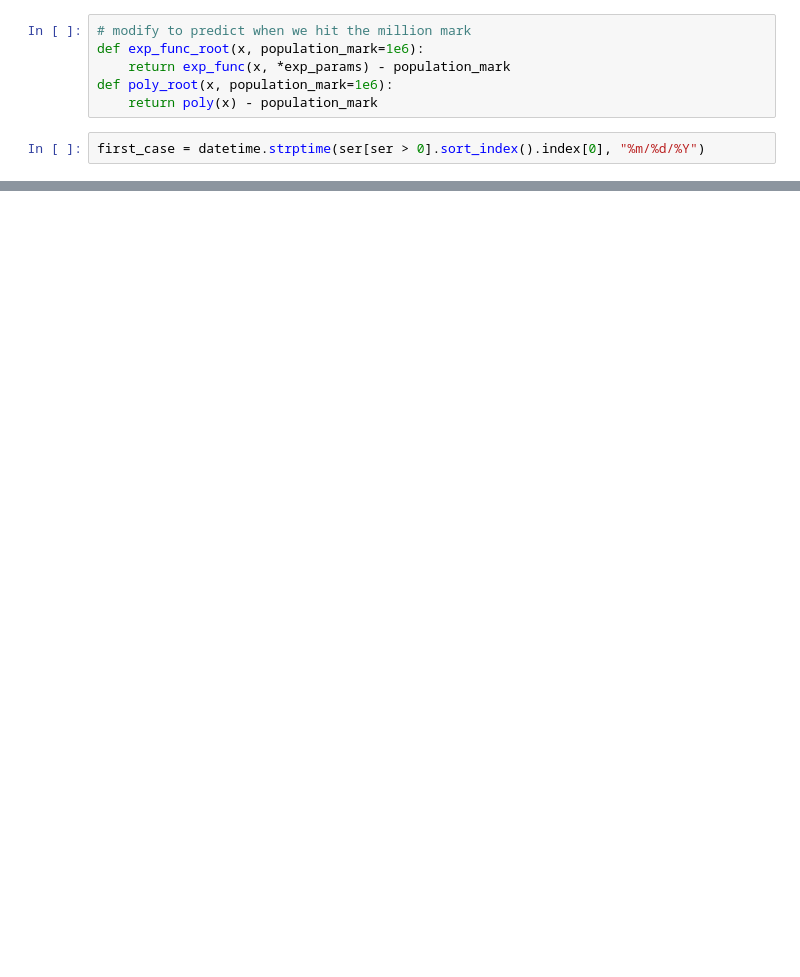
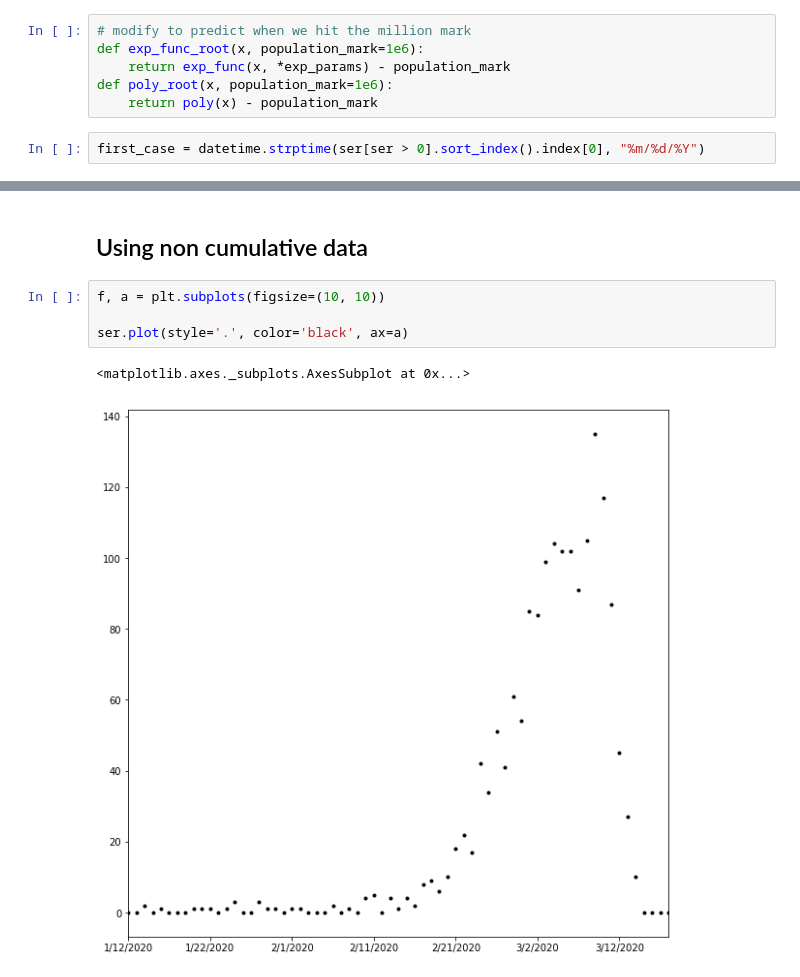
Before and after one commit to riemannzetagambit/random_coding, a Jupyter notebook: 2020-03-13_covid19_data.ipynb, the cells around one changed output, grey strips where cells are left out. Cells and saved outputs as stored; diff of their text form; blank space fills up the shorter version.

```diff
--- a/2020-03-13_covid19_data.ipynb
+++ b/2020-03-13_covid19_data.ipynb
@@ -106,0 +127,9 @@ Millionth case (polynomial fit): 2021/3/5
+# %% [markdown]
+## Using non cumulative data
+# %%
+f, a = plt.subplots(figsize=(10, 10))
+
+ser.plot(style='.', color='black', ax=a)
+# %% [output]
+<matplotlib.axes._subplots.AxesSubplot at 0x...>
+[figure, added]
```
Also changed, not shown: parts of 11 cells of this notebook, 1 other file.
